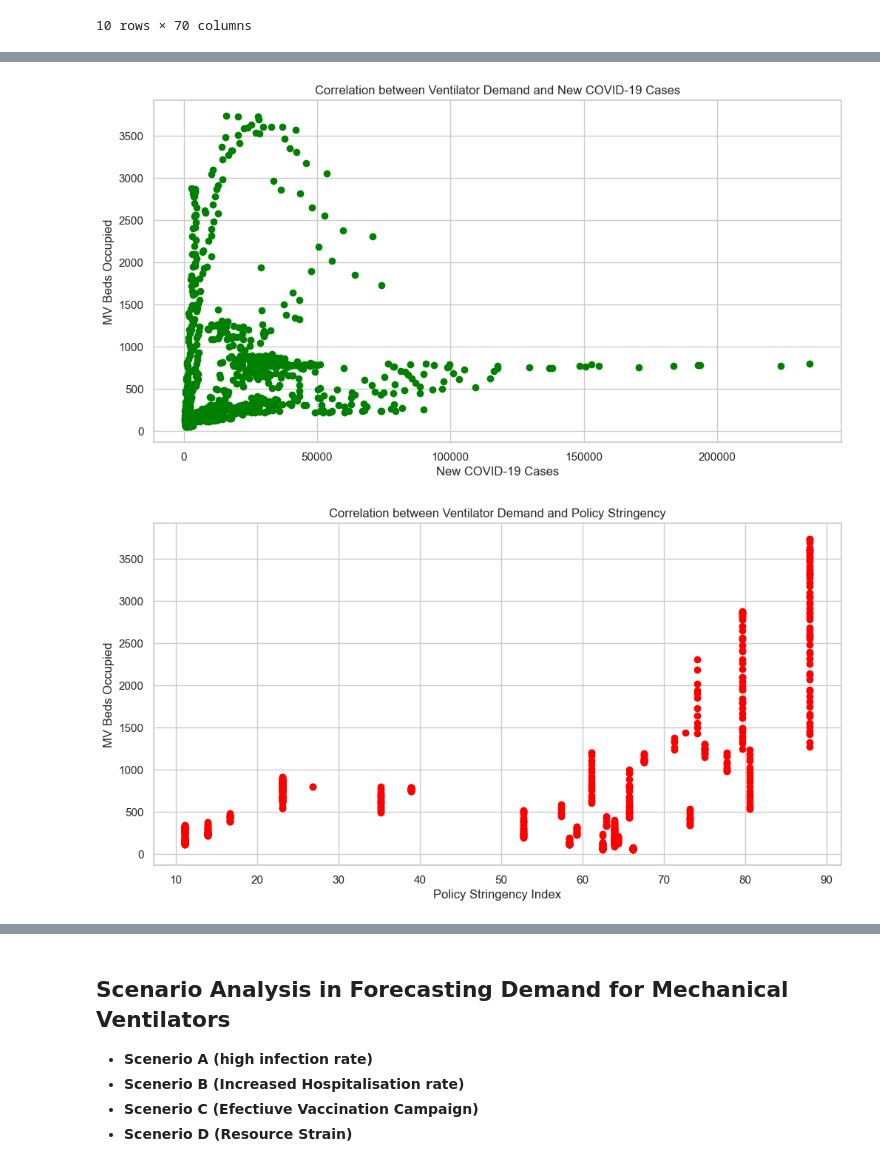
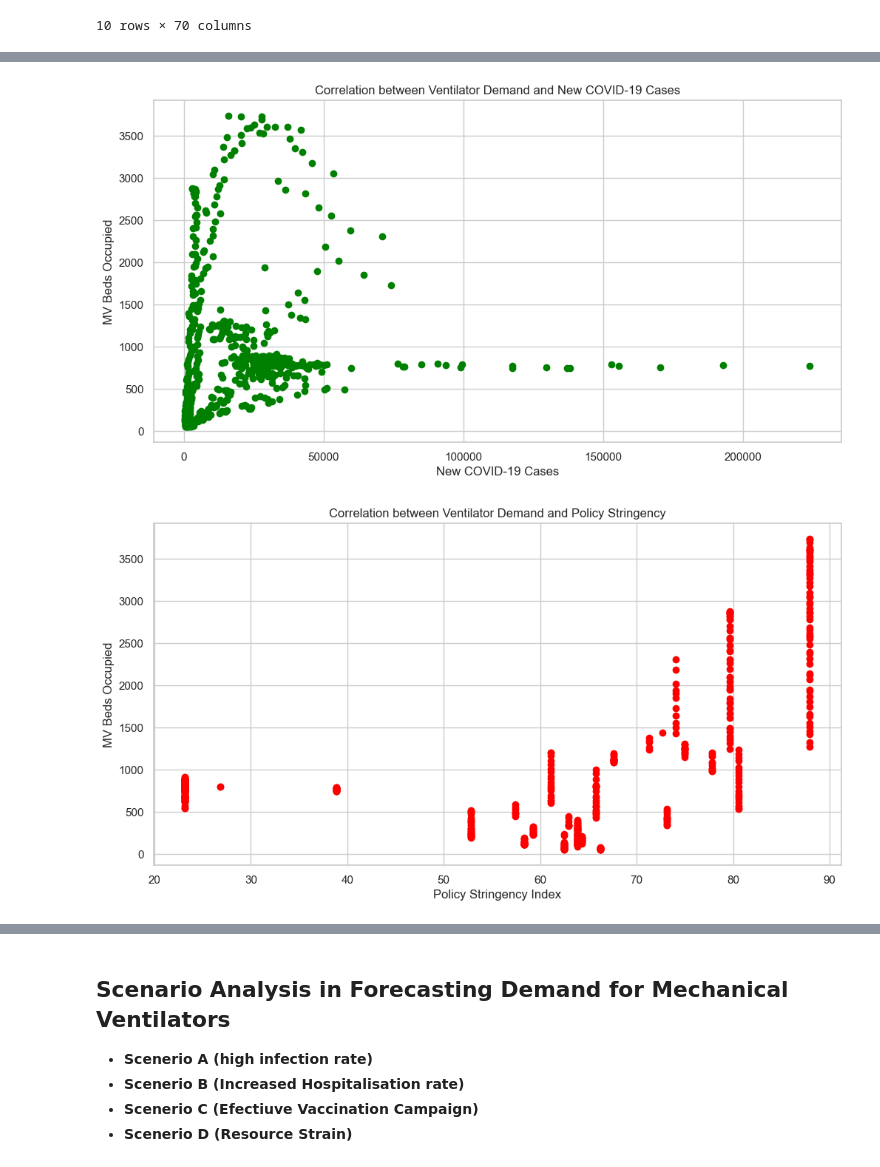
Before and after one commit to michaelajao/Multivate-forecasting, a Jupyter notebook: script/Data_preprocess.ipynb, the cells around one changed output, grey strips where cells are left out. Saved outputs shown, nothing was run; the diff lists cells and outputs as text; code cells hidden in the pictures.

```diff
--- a/script/Data_preprocess.ipynb
+++ b/script/Data_preprocess.ipynb
@@ -514,20 +594,28 @@ data.to_csv("../data/google_data.csv", index=False)
 # %%
 model_data = pd.read_csv("../data/model_data.csv")
 # %%
-additional_columns = ['date', 'stringency_index', 'average_temperature_celsius',
-                      'rainfall_mm', 'relative_humidity', 'vaccination_policy']
+additional_columns = [
+    "date",
+    "stringency_index",
+    "average_temperature_celsius",
+    "relative_humidity",
+    "vaccination_policy",
+    "emergency_investment_in_healthcare"
+]
 
 additional_features = data[additional_columns]
 
 # Converting 'date' columns in both datasets to datetime for merging
-additional_features['date'] = pd.to_datetime(additional_features['date'])
-model_data['Date'] = pd.to_datetime(model_data['Date'])
+additional_features["date"] = pd.to_datetime(additional_features["date"])
+model_data["date"] = pd.to_datetime(model_data["date"])
 
 # Merging the datasets on the date column
-enriched_data = pd.merge(model_data, additional_features, left_on='Date', right_on='date', how='left')
+enriched_data = pd.merge(
+    model_data, additional_features, left_on="date", right_on="date", how="left"
+)
 
 # Dropping redundant date column
-enriched_data.drop(columns='date', inplace=True)
+enriched_data.drop(columns=["Unnamed: 0"], inplace=True)
 
 # Display the first few rows of the enriched dataset
 enriched_data.head()
@@ -545,27 +633,38 @@ enriched_data.to_csv("../data/full_data.csv", index=False)
 
 # Plotting time series of mechanical ventilator demand
 plt.figure(figsize=(12, 6))
-plt.plot(enriched_data['Date'], enriched_data['MV Beds Occupied'], label='MV Beds Occupied', color='blue')
-plt.title('Time Series of Mechanical Ventilator Demand')
-plt.xlabel('Date')
-plt.ylabel('MV Beds Occupied')
+plt.plot(
+    enriched_data["date"],
+    enriched_data["MV Beds Occupied"],
+    label="MV Beds Occupied",
+    color="blue",
+)
+plt.title("Time Series of Mechanical Ventilator Demand")
+plt.xlabel("date")
+plt.ylabel("MV Beds Occupied")
 plt.legend()
 plt.xticks(rotation=45)
 plt.show()
 
 # Plotting correlation between ventilator demand and new COVID-19 cases
 plt.figure(figsize=(12, 6))
-plt.scatter(enriched_data['New COVID-19 Cases'], enriched_data['MV Beds Occupied'], color='green')
-plt.title('Correlation between Ventilator Demand and New COVID-19 Cases')
-plt.xlabel('New COVID-19 Cases')
-plt.ylabel('MV Beds Occupied')
+plt.scatter(
+    enriched_data["New COVID-19 Cases"],
+    enriched_data["MV Beds Occupied"],
+    color="green",
+)
+plt.title("Correlation between Ventilator Demand and New COVID-19 Cases")
+plt.xlabel("New COVID-19 Cases")
+plt.ylabel("MV Beds Occupied")
 plt.show()
 
 # Plotting correlation between ventilator demand and policy stringency
 plt.figure(figsize=(12, 6))
-plt.scatter(enriched_data['stringency_index'], enriched_data['MV Beds Occupied'], color='red')
-plt.title('Correlation between Ventilator Demand and Policy Stringency')
-plt.xlabel('Policy Stringency Index')
-plt.ylabel('MV Beds Occupied')
+plt.scatter(
+    enriched_data["stringency_index"], enriched_data["MV Beds Occupied"], color="red"
+)
+plt.title("Correlation between Ventilator Demand and Policy Stringency")
+plt.xlabel("Policy Stringency Index")
+plt.ylabel("MV Beds Occupied")
 plt.show()
 # %% [output]
@@ -573,5 +672,5 @@ plt.show()
-[figure, old version]
+[figure, new version]
-[figure, old version]
+[figure, new version]
 # %%
 from statsmodels.tsa.seasonal import seasonal_decompose
 
```
Also changed, not shown: parts of 37 cells of this notebook, 3 other files.
